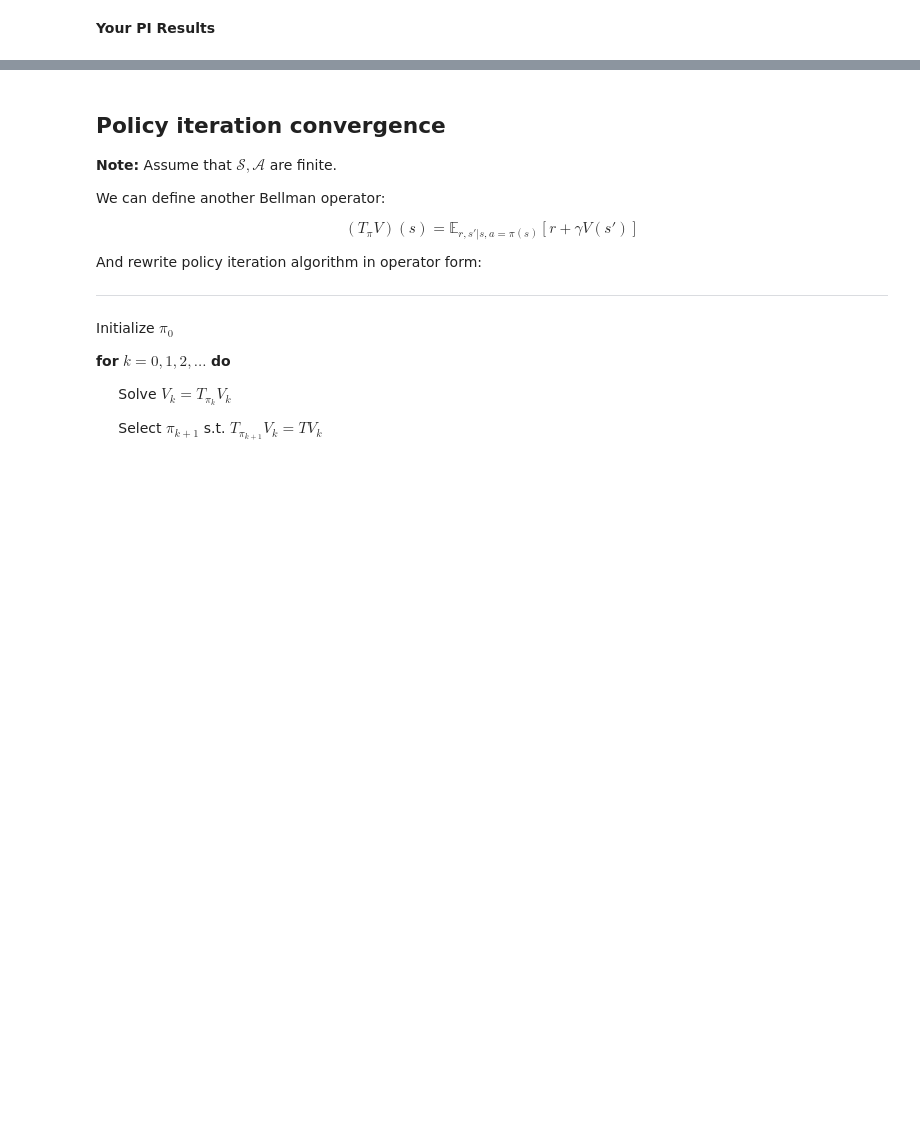
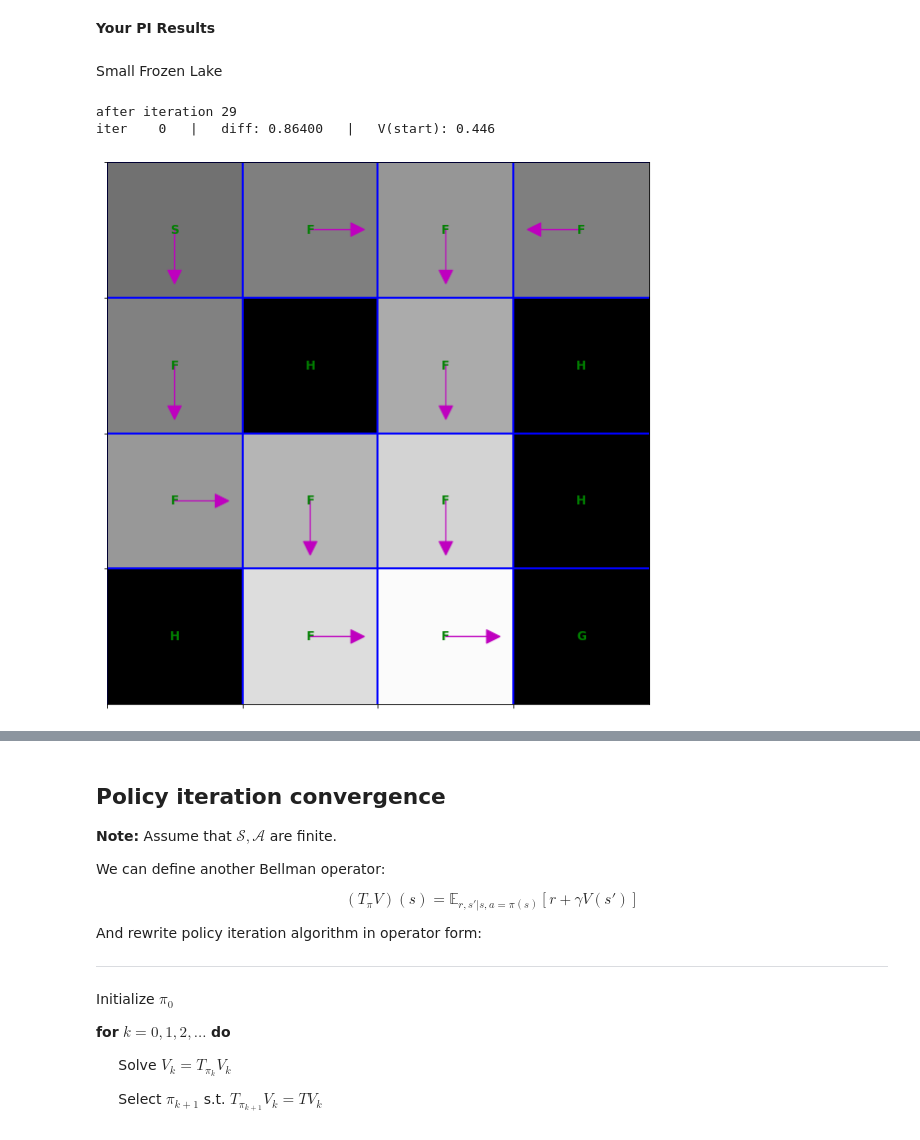
Before and after one commit to Eptyxa/ML, a Jupyter notebook: 2_mdp.ipynb, the cells around one changed output, grey strips where cells are left out. Saved outputs shown, nothing was run; the diff lists cells and outputs as text; code cells hidden in the pictures; blank space fills up the shorter version.

```diff
--- a/2_mdp.ipynb
+++ b/2_mdp.ipynb
@@ -723,6 +747,7 @@ def compute_vpi(mdp, policy, gamma):
 # %%
-test_policy = {s: np.random.choice(
-    mdp.get_possible_actions(s)) for s in mdp.get_all_states()}
+test_policy = {s: np.random.choice(mdp.get_possible_actions(s)) if len(mdp.get_possible_actions(s)) > 0
+               else None for s in mdp.get_all_states()}
+
 new_vpi = compute_vpi(mdp, test_policy, gamma)
 
 print(new_vpi)
@@ -738,8 +765,7 @@ def compute_new_policy(mdp, vpi, gamma):
     :param vpi: a dict {state : V^pi(state) for all states}
     :returns: a dict {state : optimal action for all states}
     """
-    <YOUR CODE>
-    return <YOUR CODE>
+    return {state : get_optimal_action(mdp, vpi, state, gamma) for state in mdp.get_all_states()}
 # %%
 new_policy = compute_new_policy(mdp, new_vpi, gamma)
 
@@ -755,6 +783,28 @@ def policy_iteration(mdp, policy=None, gamma=0.9, num_iter=1000, min_difference=
     Run the policy iteration loop for num_iter iterations or till difference between V(s) is below min_difference.
     If policy is not given, initialize it at random.
     """
-    <YOUR CODE: a whole lot of it>
+    if not policy:
+        policy = {s: np.random.choice(mdp.get_possible_actions(s)) if len(mdp.get_possible_actions(s)) > 0
+                  else None for s in mdp.get_all_states()}
 
-    return state_values, policy
+    old_vpi = compute_vpi(mdp, policy, gamma)
+    for i in range(num_iter):
+        new_policy = compute_new_policy(mdp, old_vpi, gamma)
+        new_vpi = compute_vpi(mdp, new_policy, gamma)
+
+        assert isinstance(new_policy, dict)
+        assert isinstance(new_vpi, dict)
+
+        # Compute difference
+        diff = max(abs(new_vpi[state] - old_vpi[state])
+                   for state in mdp.get_all_states())
+
+        print("iter %4i   |   diff: %6.5f   |   V(start): %.3f " %
+              (i, diff, new_vpi[mdp._initial_state]))
+
+        old_vpi = new_vpi
+        policy = new_policy
+        if diff < min_difference:
+            break
+
+    return old_vpi, policy
@@ -764,0 +839,14 @@ __Your PI Results__
+# %% [markdown]
+Small Frozen Lake
+# %%
+from mdp import FrozenLakeEnv
+mdp = FrozenLakeEnv(slip_chance=0.1)
+for i in range(30):
+    clear_output(True)
+    print("after iteration %i" % i)
+    values, policy = policy_iteration(mdp, num_iter=1)[0]
+    draw_policy(mdp, values, figsize=(10, 10))
+# %% [output]
+after iteration 29
+iter    0   |   diff: 0.86400   |   V(start): 0.446
+[figure, added]
```
Also changed, not shown: parts of 18 cells of this notebook.
